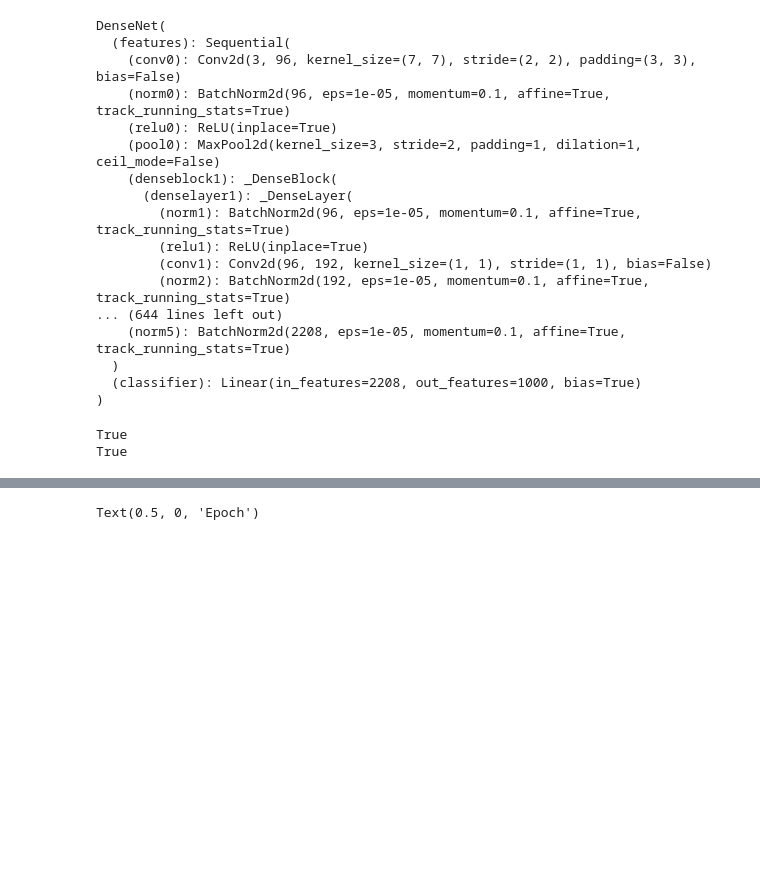
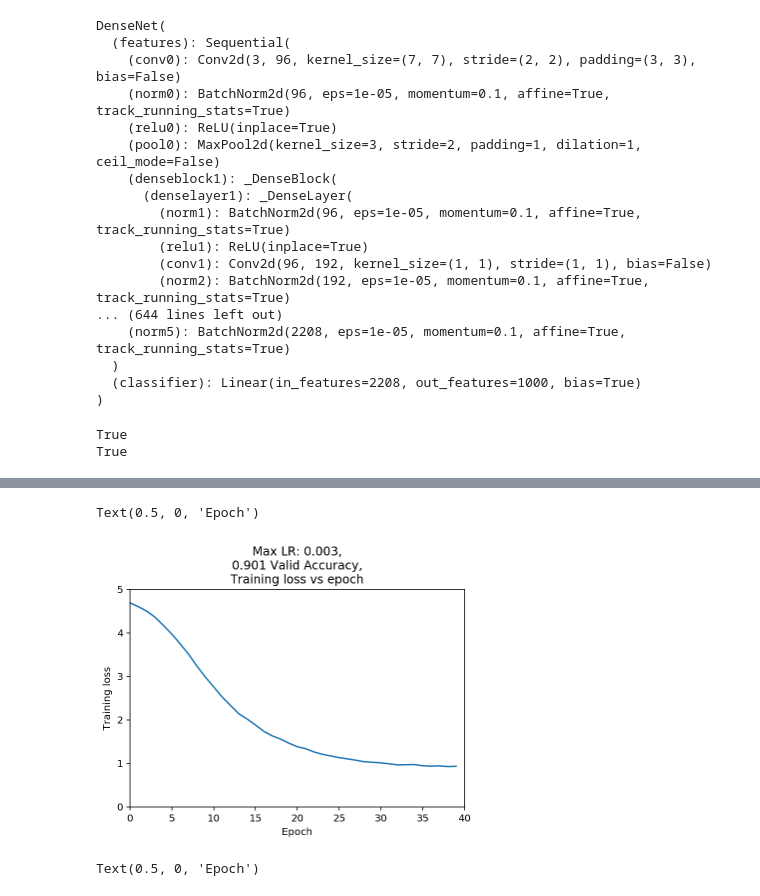
Before and after one commit to adamsanders/flower-classifier, a Jupyter notebook: Image Classifier Project.ipynb, the cells around one changed output, grey strips where cells are left out. Saved outputs shown, nothing was run; the diff lists cells and outputs as text; code cells hidden in the pictures; blank space fills up the shorter version.

```diff
--- a/Image Classifier Project.ipynb
+++ b/Image Classifier Project.ipynb
@@ -567,3 +586,13 @@ NameError: name 'training_log' is not defined
+# %%
+plt.plot(training_log['epoch'], training_log['avg_training_loss'])
+plt.ylim([0, 5])
+plt.xlim([0, 40])
+plt.title("Max LR: 0.003,\n0.901 Valid Accuracy,\nTraining loss vs epoch")
+plt.ylabel("Training loss")
+plt.xlabel("Epoch")
+# %% [output]
+Text(0.5, 0, 'Epoch')
+[figure, added]
 # %%
 plt.plot(training_log[0], training_log[1])
 plt.title("Training loss vs epoch")
```
Also changed, not shown: parts of 8 cells of this notebook.
